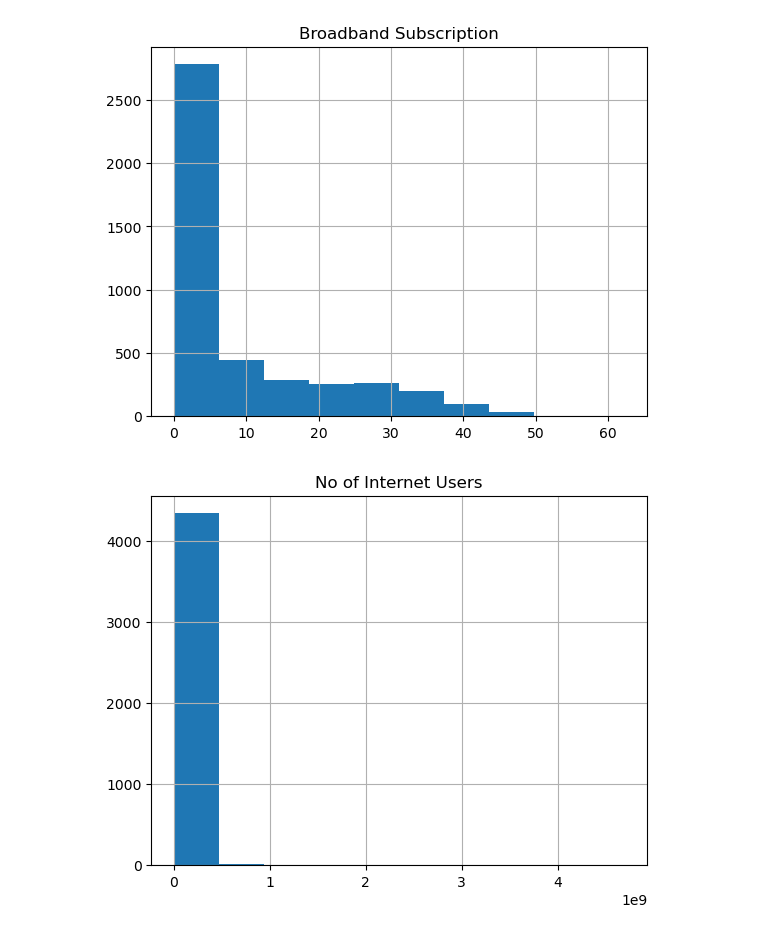
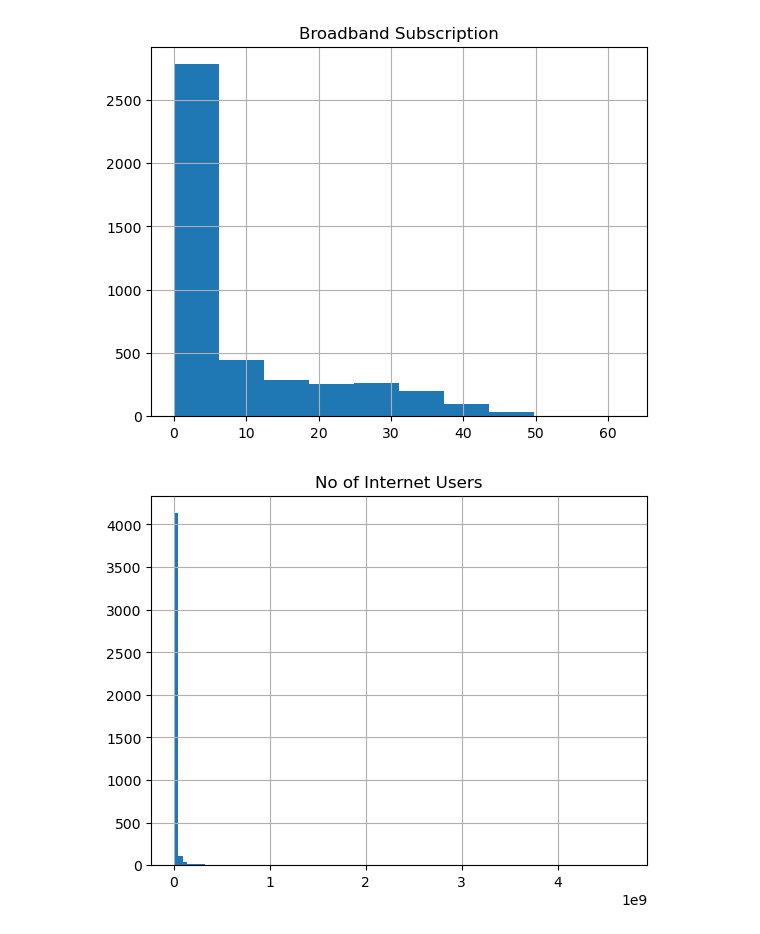
Before and after one commit to saad415/DataScience, a Jupyter notebook: EDA.ipynb, the cells around one changed output. Saved outputs shown, nothing was run; the diff lists cells and outputs as text; code cells hidden in the pictures.

```diff
--- a/EDA.ipynb
+++ b/EDA.ipynb
@@ -56,6 +56,6 @@ df.hist(column='Broadband Subscription', bins=10);
 # %% [output]
 [figure]
 # %%
-df.hist(column='No of Internet Users', bins=10);
+df.hist(column='No of Internet Users', bins=100);
 # %% [output]
-[figure, old version]
+[figure, new version]
```
Also changed, not shown: parts of 9 cells of this notebook.
